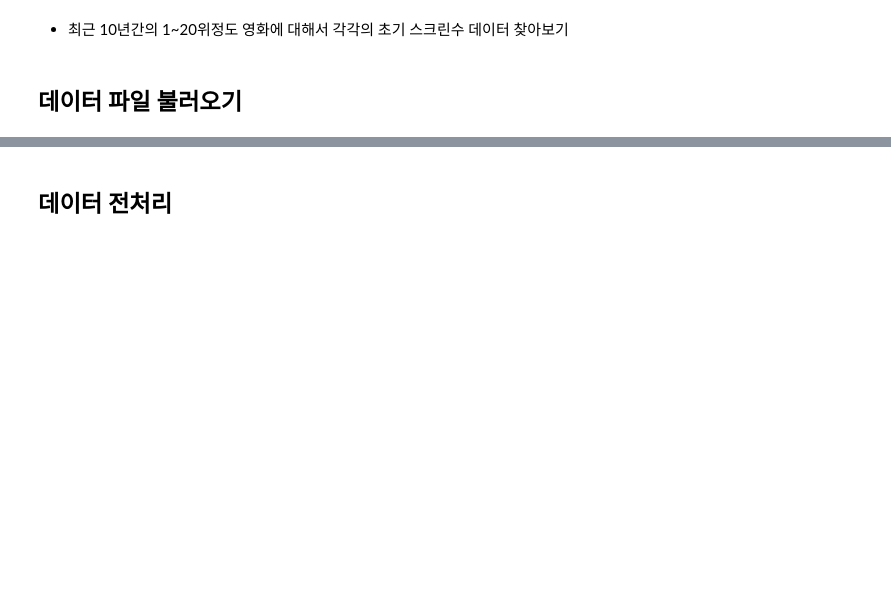
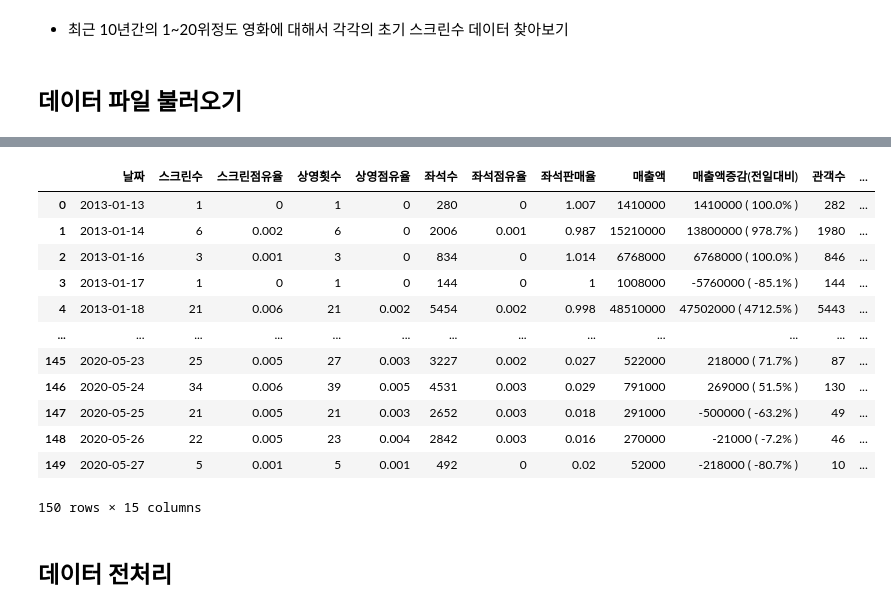
Before and after one commit to HyeogDo/korean_movie, a Jupyter notebook: MR_vs_M7.ipynb, the cells around one changed output, grey strips where cells are left out. Saved outputs shown, nothing was run; the diff lists cells and outputs as text; code cells hidden in the pictures; blank space fills up the shorter version.

```diff
--- a/MR_vs_M7.ipynb
+++ b/MR_vs_M7.ipynb
@@ -57,3 +43,27 @@ m7
+# %%
+# 7번방의 선물
+m7 = pd.read_excel("./boxofficeFiles/top11_screen/7번방의선물.xls")
+m7.columns = m7.loc[2,:]
+m7.drop([0,1,2], inplace=True)
+m7.columns.name = ""
+m7.reset_index(drop=True, inplace=True)
+for i in range(len(m7)):
+    m7.loc[i,"날짜"] = m7.loc[i,"날짜"].date()
+m7
+# %% [output]
+|  | 날짜 | 스크린수 | 스크린점유율 | 상영횟수 | 상영점유율 | 좌석수 | 좌석점유율 | 좌석판매율 | 매출액 | 매출액증감(전일대비) | 관객수 | ... |
+| 0 | 2013-01-13 | 1 | 0 | 1 | 0 | 280 | 0 | 1.007 | 1410000 | 1410000 ( 100.0% ) | 282 | ... |
+| 1 | 2013-01-14 | 6 | 0.002 | 6 | 0 | 2006 | 0.001 | 0.987 | 15210000 | 13800000 ( 978.7% ) | 1980 | ... |
+| 2 | 2013-01-16 | 3 | 0.001 | 3 | 0 | 834 | 0 | 1.014 | 6768000 | 6768000 ( 100.0% ) | 846 | ... |
+| 3 | 2013-01-17 | 1 | 0 | 1 | 0 | 144 | 0 | 1 | 1008000 | -5760000 ( -85.1% ) | 144 | ... |
+| 4 | 2013-01-18 | 21 | 0.006 | 21 | 0.002 | 5454 | 0.002 | 0.998 | 48510000 | 47502000 ( 4712.5% ) | 5443 | ... |
+| ... | ... | ... | ... | ... | ... | ... | ... | ... | ... | ... | ... | ... |
+| 145 | 2020-05-23 | 25 | 0.005 | 27 | 0.003 | 3227 | 0.002 | 0.027 | 522000 | 218000 ( 71.7% ) | 87 | ... |
+| 146 | 2020-05-24 | 34 | 0.006 | 39 | 0.005 | 4531 | 0.003 | 0.029 | 791000 | 269000 ( 51.5% ) | 130 | ... |
+| 147 | 2020-05-25 | 21 | 0.005 | 21 | 0.003 | 2652 | 0.003 | 0.018 | 291000 | -500000 ( -63.2% ) | 49 | ... |
+| 148 | 2020-05-26 | 22 | 0.005 | 23 | 0.004 | 2842 | 0.003 | 0.016 | 270000 | -21000 ( -7.2% ) | 46 | ... |
+| 149 | 2020-05-27 | 5 | 0.001 | 5 | 0.001 | 492 | 0 | 0.02 | 52000 | -218000 ( -80.7% ) | 10 | ... |
+150 rows × 15 columns
 # %% [markdown]
 ## 데이터 전처리
 # %%
```
Also changed, not shown: parts of 14 cells of this notebook.
